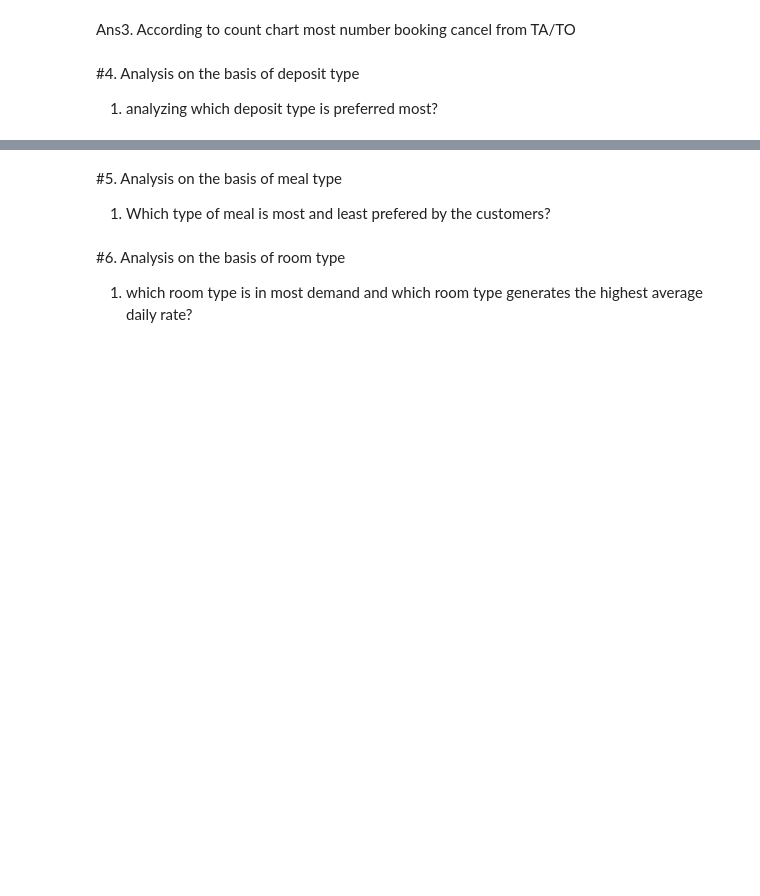
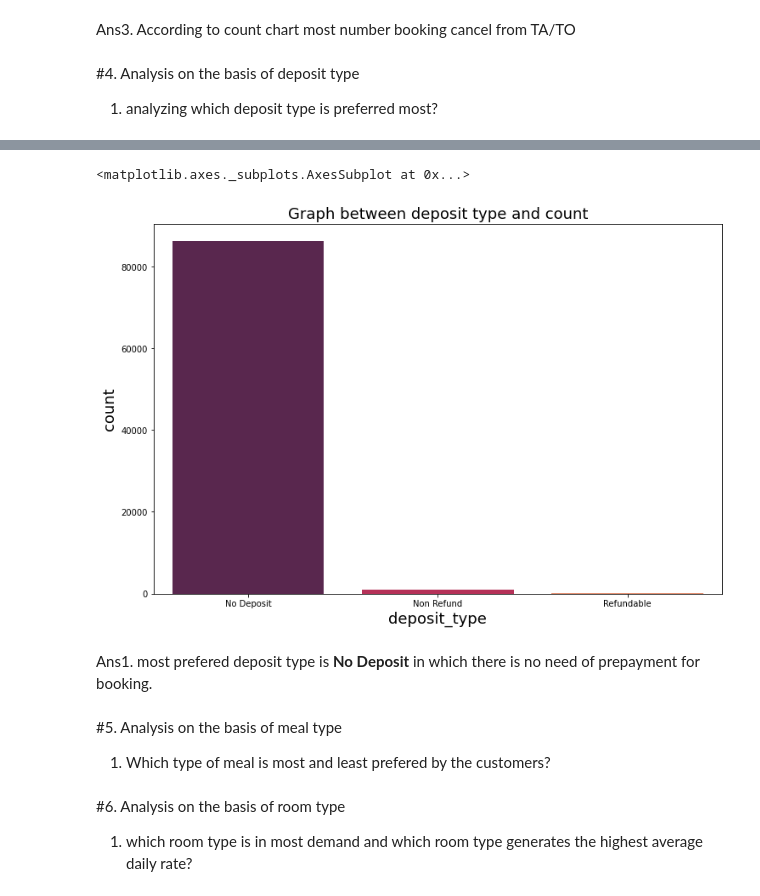
Before and after one commit to niteshavagabond/Hotel-Booking-analysis, a Jupyter notebook: Hotel_Booking_Analysis_Capstone_Project.ipynb, the cells around one changed output, grey strips where cells are left out. Drawn from its saved outputs; the diff is of its cells as text; code cells hidden in the pictures; blank space fills up the shorter version.

```diff
--- a/Hotel_Booking_Analysis_Capstone_Project.ipynb
+++ b/Hotel_Booking_Analysis_Capstone_Project.ipynb
@@ -484,3 +546,16 @@ Ans3. According to count chart most number booking cancel from TA/TO
+# %%
+dep_df=pd.DataFrame(df['deposit_type'].value_counts()).reset_index()
+dep_df.columns=['deposit_type','count']
+plt.figure(figsize=(12,8))
+plt.xlabel('Deposit Type',fontsize=18)
+plt.ylabel('Count',fontsize=18)
+plt.title('Graph between deposit type and count',fontsize=18)
+sns.barplot(x=dep_df['deposit_type'],y=dep_df['count'],palette='rocket',units=True)
+# %% [output]
+<matplotlib.axes._subplots.AxesSubplot at 0x...>
+[figure, added]
+# %% [markdown]
+Ans1. most prefered deposit type is **No Deposit** in which there is no need of prepayment for booking.
 # %% [markdown]
 #5. Analysis on the basis of meal type
 
```
Also changed, not shown: parts of 20 cells of this notebook.
